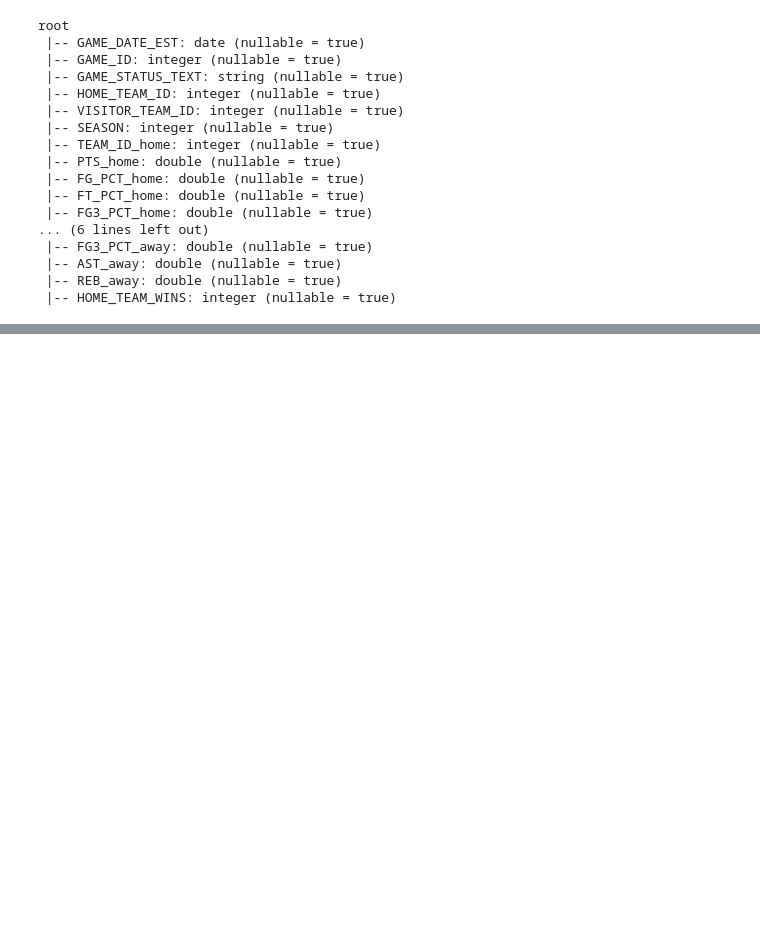
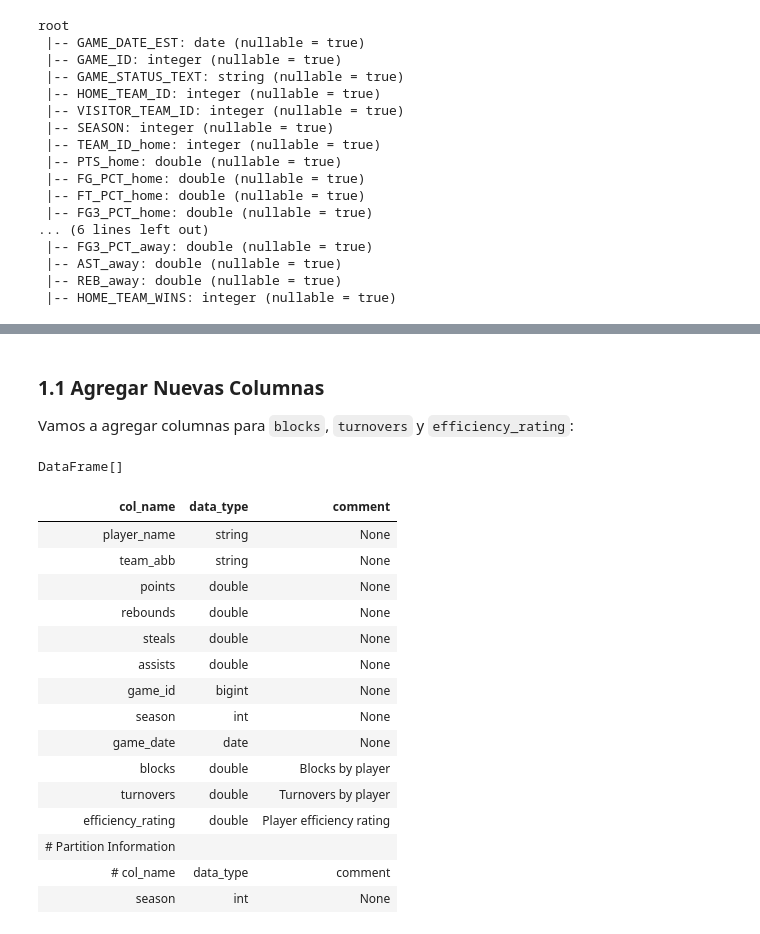
Before and after one commit to sancara/apacheiceberg, a Jupyter notebook: notebooks/nba_demo_iceberg.ipynb, the cells around one changed output, grey strips where cells are left out. Drawn from its saved outputs; the diff is of its cells as text; code cells hidden in the pictures; blank space fills up the shorter version.

```diff
--- a/notebooks/nba_demo_iceberg.ipynb
+++ b/notebooks/nba_demo_iceberg.ipynb
@@ -117,0 +249,36 @@ SELECT * from demoTryo.nba_games.partitions
+# %% [markdown]
+### 1.1 Agregar Nuevas Columnas
+
+Vamos a agregar columnas para `blocks`, `turnovers` y `efficiency_rating`:
+# %%
+spark.sql("""
+    ALTER TABLE tryo.nba_game_details_sorted
+    ADD COLUMNS (
+        blocks DOUBLE COMMENT 'Blocks by player',
+        turnovers DOUBLE COMMENT 'Turnovers by player',
+        efficiency_rating DOUBLE COMMENT 'Player efficiency rating'
+    )
+""")
+# %% [output]
+DataFrame[]
+# %%
+%%sql
+-- Verificamos que las columnas se agregaron
+DESCRIBE tryo.nba_game_details_sorted
+# %% [output]
+| col_name | data_type | comment |
+| player_name | string | None |
+| team_abb | string | None |
+| points | double | None |
+| rebounds | double | None |
+| steals | double | None |
+| assists | double | None |
+| game_id | bigint | None |
+| season | int | None |
+| game_date | date | None |
+| blocks | double | Blocks by player |
+| turnovers | double | Turnovers by player |
+| efficiency_rating | double | Player efficiency rating |
+| # Partition Information |  |  |
+| # col_name | data_type | comment |
+| season | int | None |
```
Also changed, not shown: parts of 47 cells of this notebook, 7 other files.
